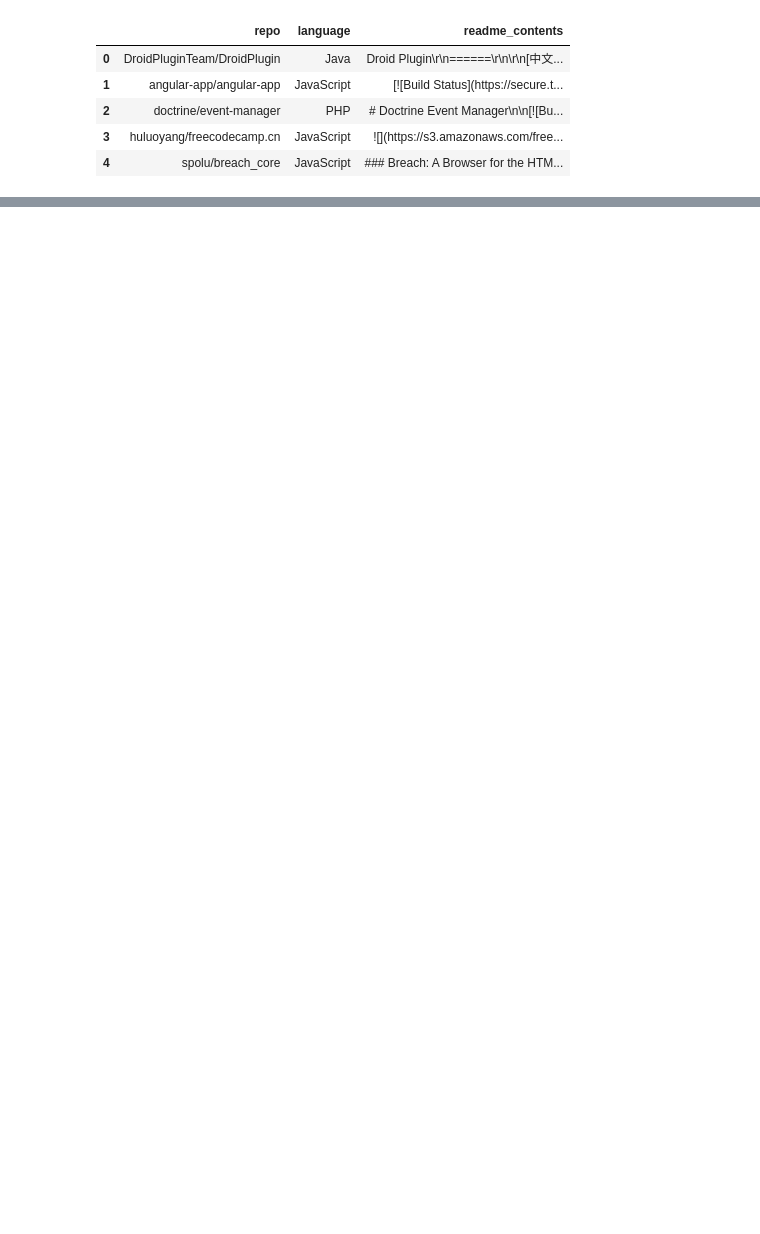
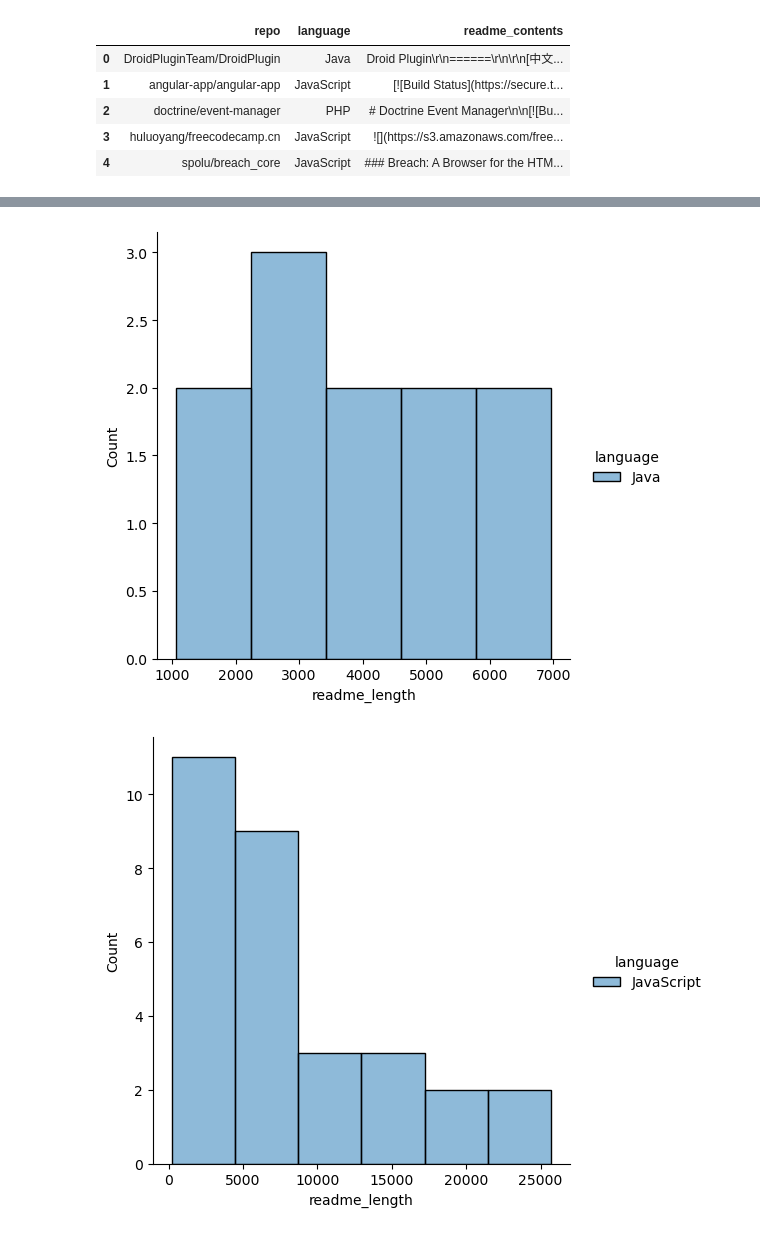
Before and after one commit to Keila-Camarillo/nlp_most_starred_repos, a Jupyter notebook: corey_explore.ipynb, the cells around one changed output, grey strips where cells are left out. Cells and saved outputs as stored; diff of their text form; code cells hidden in the pictures; blank space fills up the shorter version.

```diff
--- a/corey_explore.ipynb
+++ b/corey_explore.ipynb
@@ -56,0 +84,9 @@ df = pd.DataFrame(results_dict_list)
+# %%
+# the plot with everything on top of each other wasn't very useful, so
+# plot histplots of readme_length separately for each language
+for l in df.language.unique():
+    sns.displot(data=df[(df.readme_length<50000) & (df.language == l)],x='readme_length', hue='language', kind='hist')
+    plt.show()
+# %% [output]
+[figure, added]
+[figure, added]
```
Also changed, not shown: parts of 25 cells of this notebook.
